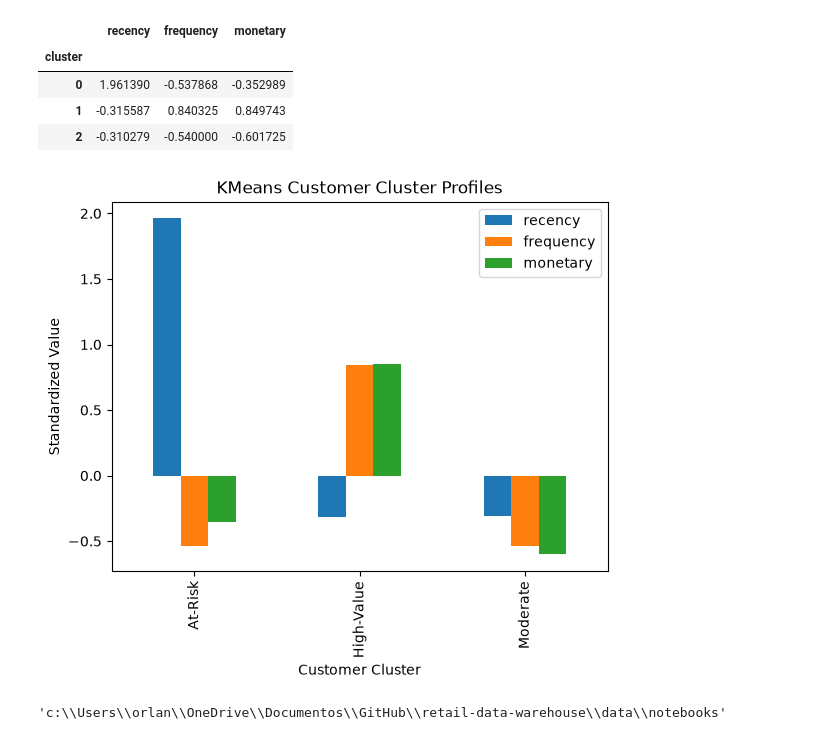
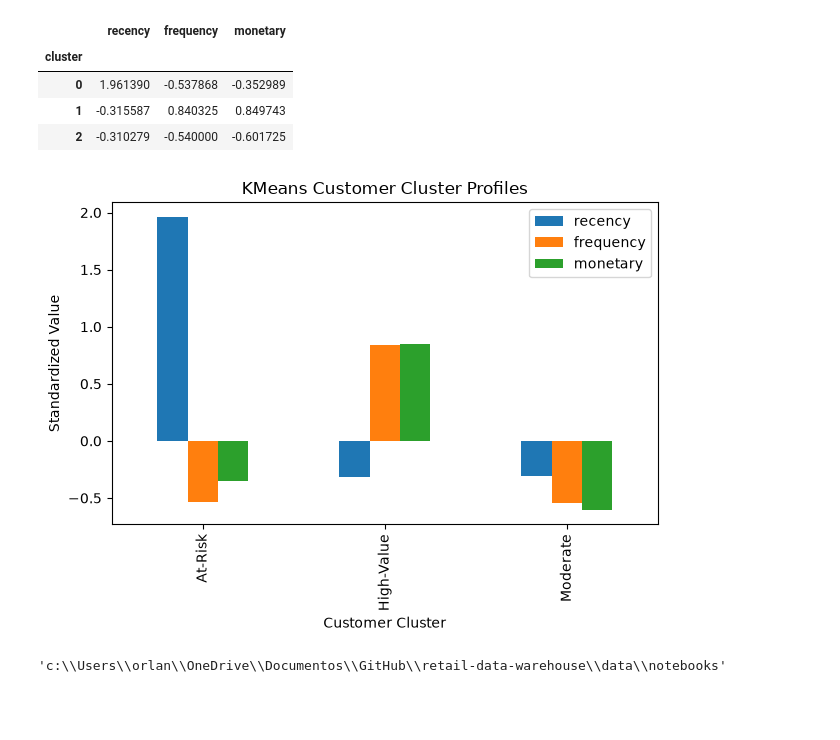
Before and after one commit to orlandohernandez-ai/retail-data-warehouse, a Jupyter notebook: data/notebooks/customer_clustering.ipynb, the cells around one changed output. Saved outputs shown, nothing was run; the diff lists cells and outputs as text; code cells hidden in the pictures; blank space fills up the shorter version.

Commit message:
Fix KMeans visualization layout and RFM comparison chart

```diff
--- a/data/notebooks/customer_clustering.ipynb
+++ b/data/notebooks/customer_clustering.ipynb
@@ -240,15 +240,16 @@ cluster_profile_scaled_df
 # %%
 cluster_profile_scaled_df.plot(kind="bar")
 plt.title("KMeans Customer Cluster Profiles")
 plt.ylabel("Standardized Value")
 plt.xlabel("Customer Cluster")
 plt.xticks(
     ticks=[0, 1, 2],
     labels=["At-Risk", "High-Value", "Moderate"]
 )
+plt.tight_layout()
 plt.savefig("../../images/11_machine_learning/kmeans_cluster_profiles.png")
 # %% [output]
-[figure, old version]
+[figure, new version]
 # %%
 import os
 os.getcwd()
```
Also changed, not shown: parts of 2 cells of this notebook, 2 other files.
